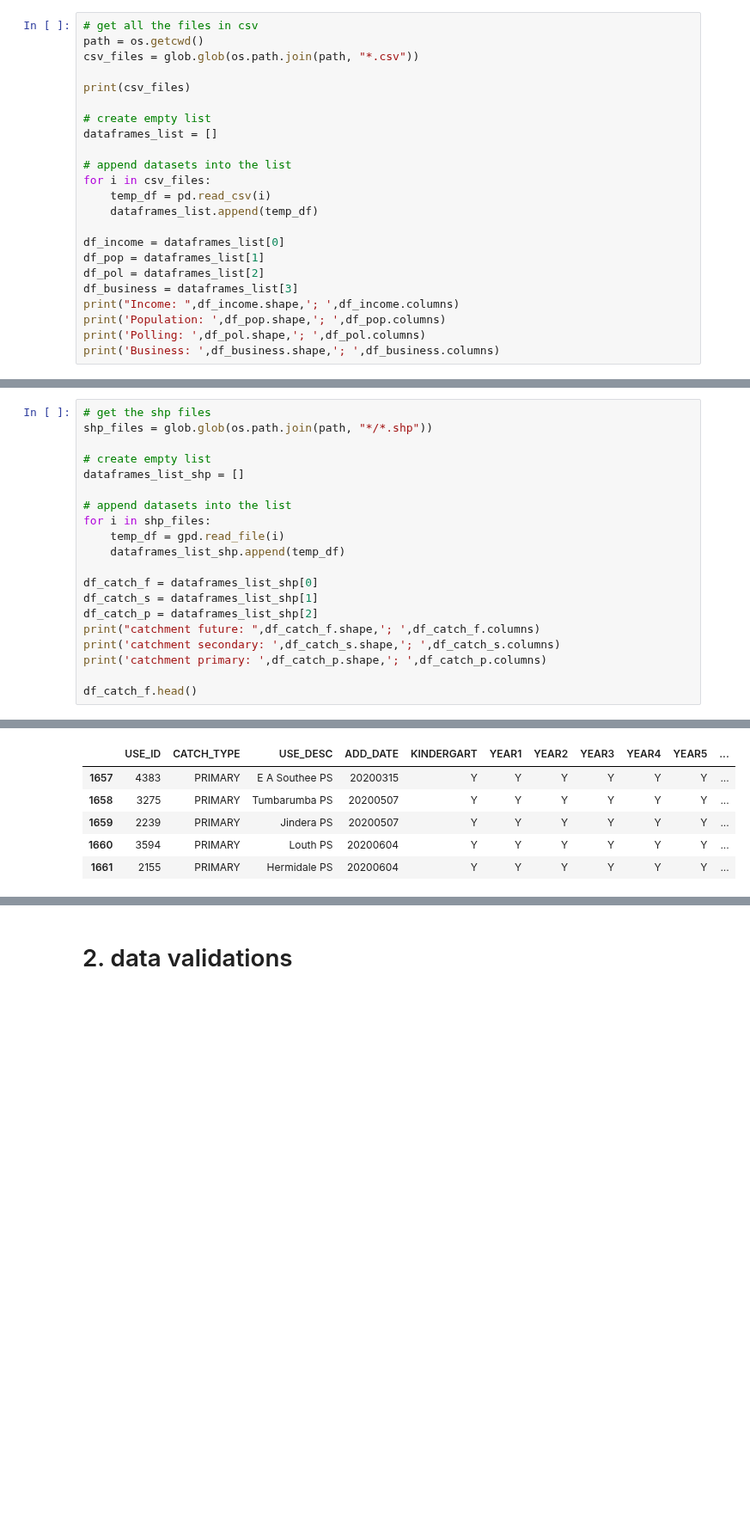
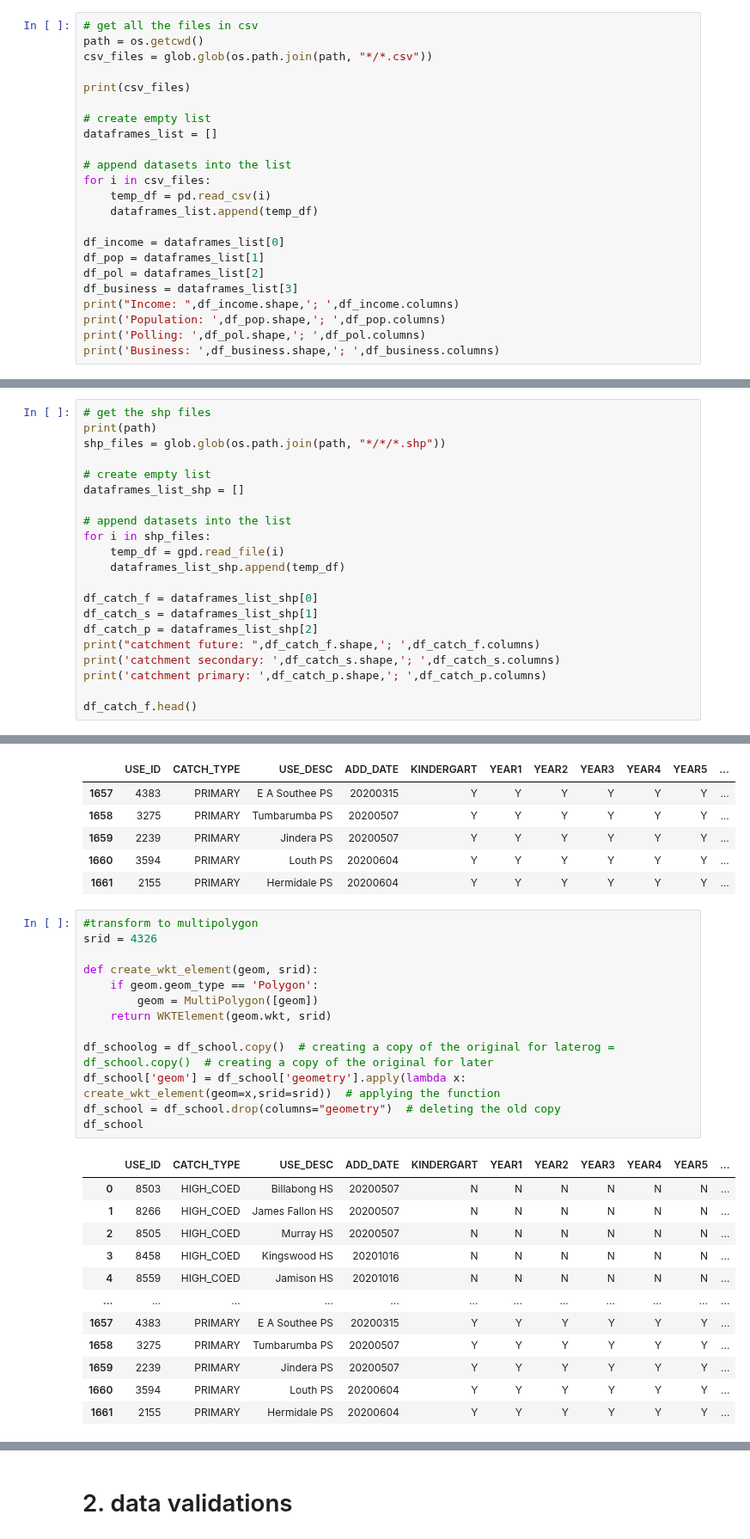
Before and after one commit to MichelangeloNardi/DATA2901--2024S1, a Jupyter notebook: Data Validation_JL.ipynb, the cells around one changed output, grey strips where cells are left out. Shown at 86% size. Cells and saved outputs as stored; diff of their text form; blank space fills up the shorter version.

```diff
--- a/Data Validation_JL.ipynb
+++ b/Data Validation_JL.ipynb
@@ -18,7 +68,7 @@ import glob
 # %%
 # get all the files in csv
 path = os.getcwd()
-csv_files = glob.glob(os.path.join(path, "*.csv"))
+csv_files = glob.glob(os.path.join(path, "*/*.csv"))
 
 print(csv_files)
 
@@ -113,7 +164,8 @@ Index(['stop_id', 'stop_code', 'stop_name', 'stop_lat', 'stop_lon',
 ## read the shp file from catchments
 # %%
 # get the shp files
-shp_files = glob.glob(os.path.join(path, "*/*.shp"))
+print(path)
+shp_files = glob.glob(os.path.join(path, "*/*/*.shp"))
 
 # create empty list
 dataframes_list_shp = []
@@ -167,3 +240,29 @@ df_school.tail()
 | 1659 | 2239 | PRIMARY | Jindera PS | 20200507 | Y | Y | Y | Y | Y | Y | ... |
 | 1660 | 3594 | PRIMARY | Louth PS | 20200604 | Y | Y | Y | Y | Y | Y | ... |
 | 1661 | 2155 | PRIMARY | Hermidale PS | 20200604 | Y | Y | Y | Y | Y | Y | ... |
+# %%
+#transform to multipolygon
+srid = 4326
+
+def create_wkt_element(geom, srid):
+    if geom.geom_type == 'Polygon':
+        geom = MultiPolygon([geom])
+    return WKTElement(geom.wkt, srid)
+
+df_schoolog = df_school.copy()  # creating a copy of the original for laterog = df_school.copy()  # creating a copy of the original for later
+df_school['geom'] = df_school['geometry'].apply(lambda x: create_wkt_element(geom=x,srid=srid))  # applying the function
+df_school = df_school.drop(columns="geometry")  # deleting the old copy
+df_school
+# %% [output]
+|  | USE_ID | CATCH_TYPE | USE_DESC | ADD_DATE | KINDERGART | YEAR1 | YEAR2 | YEAR3 | YEAR4 | YEAR5 | ... |
+| 0 | 8503 | HIGH_COED | Billabong HS | 20200507 | N | N | N | N | N | N | ... |
+| 1 | 8266 | HIGH_COED | James Fallon HS | 20200507 | N | N | N | N | N | N | ... |
+| 2 | 8505 | HIGH_COED | Murray HS | 20200507 | N | N | N | N | N | N | ... |
+| 3 | 8458 | HIGH_COED | Kingswood HS | 20201016 | N | N | N | N | N | N | ... |
+| 4 | 8559 | HIGH_COED | Jamison HS | 20201016 | N | N | N | N | N | N | ... |
+| ... | ... | ... | ... | ... | ... | ... | ... | ... | ... | ... | ... |
+| 1657 | 4383 | PRIMARY | E A Southee PS | 20200315 | Y | Y | Y | Y | Y | Y | ... |
+| 1658 | 3275 | PRIMARY | Tumbarumba PS | 20200507 | Y | Y | Y | Y | Y | Y | ... |
+| 1659 | 2239 | PRIMARY | Jindera PS | 20200507 | Y | Y | Y | Y | Y | Y | ... |
+| 1660 | 3594 | PRIMARY | Louth PS | 20200604 | Y | Y | Y | Y | Y | Y | ... |
+| 1661 | 2155 | PRIMARY | Hermidale PS | 20200604 | Y | Y | Y | Y | Y | Y | ... |
```
Also changed, not shown: parts of 22 cells of this notebook.
